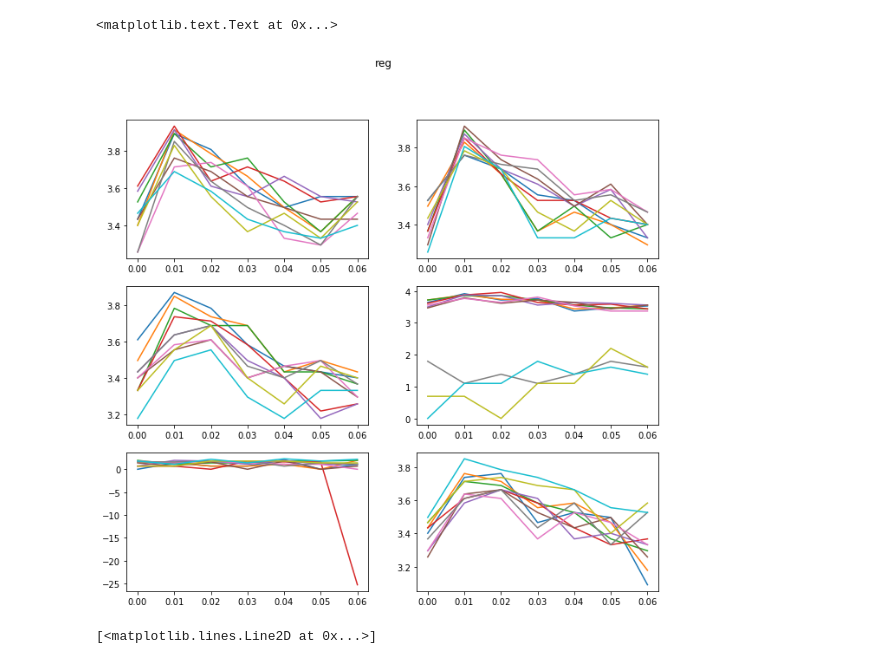
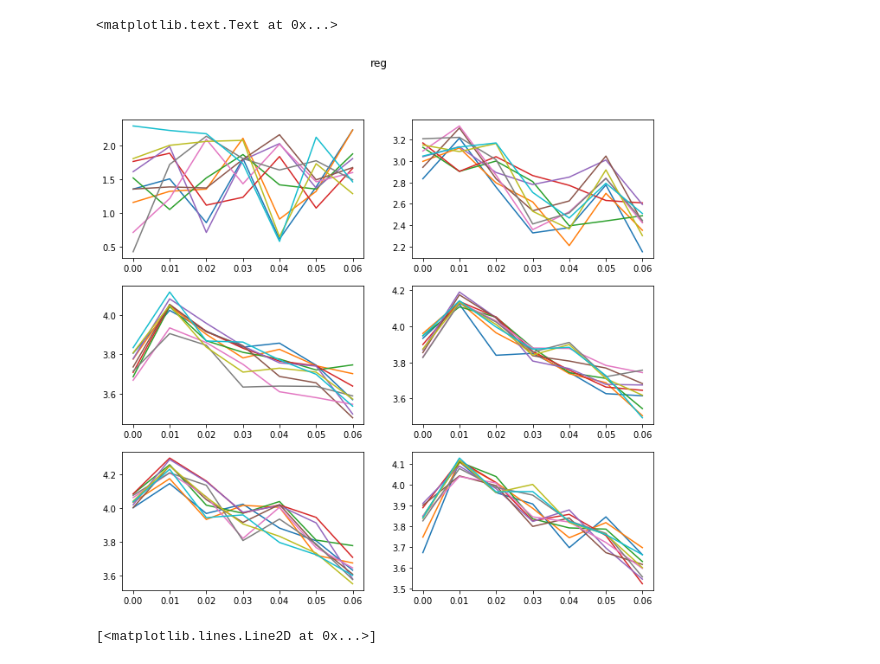
Before and after one commit to dokato/cartilage-health, a Jupyter notebook: 2-comp-T2.ipynb, the cells around one changed output. Cells and saved outputs as stored; diff of their text form; code cells hidden in the pictures.

```diff
--- a/2-comp-T2.ipynb
+++ b/2-comp-T2.ipynb
@@ -108,4 +99,5 @@ plt.hist(t2imgs_reg[1,5,:,:].flatten())
 # %%
-slice_idx = 1
+slice_idx = 20
 scan = t2imgs[slice_idx,:,:,:]
-time = (np.array(t2times[slice_idx])-t2times[slice_idx][0])
+mri_time = np.array(t2times[slice_idx]) - t2times[slice_idx][0]
+segmentation_mask = segmentation[slice_idx,:,:]
@@ -117,3 +104,4 @@ array([ 0.      ,  0.010018,  0.020036,  0.030014,  0.040032,  0.05001 ,
 # %%
-data = np.log(scan + 0.00000000001) # to avoid log(0)
-x = np.concatenate((np.ones_like(time[..., np.newaxis]), -time[..., np.newaxis]), 1)
+data = np.log(scan + 0.0000000001) # to avoid log(0)
+# %%
+x = np.concatenate((np.ones_like(mri_time[..., np.newaxis]), -mri_time[..., np.newaxis]), 1)
@@ -120,6 +131,7 @@ x = np.concatenate((np.ones_like(time[..., np.newaxis]), -time[..., np.newaxis])
 # %%
 t2_matrix = np.zeros((data.shape[1], data.shape[2]))
 res_matrix = np.zeros((data.shape[1], data.shape[2]))
+s0_matrix = np.zeros((data.shape[1], data.shape[2]))
 exps = []
 for ix in range(data.shape[2]):
     for iy in range(data.shape[2]):
@@ -129,7 +141,8 @@ for ix in range(data.shape[2]):
             continue
         beta, res, _, _ = la.lstsq(x[1:], data[1:,ix,iy])
         exps.append(data[:,ix,iy])
-        s0_ = np.exp(beta[0])
-        t2_ = 1/beta[1]
+        s0_ = beta[0]
+        s0_matrix[ix, iy] = s0_
+        t2_ = 1./beta[1] # in ms
         t2_matrix[ix, iy] = t2_
         res_matrix[ix, iy] = res
@@ -163,21 +254,22 @@ exps = np.array(exps)
 # %%
+exps = np.array(exps)
 plt.figure(figsize=(11,10))
 plt.subplot(3,2,1)
-plt.plot(time, exps[:10].T,'-')
+plt.plot(mri_time, exps[:10].T,'-')
 plt.subplot(3,2,2)
-plt.plot(time, exps[20:30].T,'-')
+plt.plot(mri_time, exps[20:30].T,'-')
 plt.subplot(3,2,3)
-plt.plot(time, exps[90:100].T,'-')
+plt.plot(mri_time, exps[90:100].T,'-')
 plt.subplot(3,2,4)
-plt.plot(time, exps[250:260].T,'-')
+plt.plot(mri_time, exps[250:260].T,'-')
 plt.subplot(3,2,5)
-plt.plot(time, exps[300:310].T,'-')
+plt.plot(mri_time, exps[300:310].T,'-')
 plt.subplot(3,2,6)
-plt.plot(time, exps[450:460].T,'-')
+plt.plot(mri_time, exps[450:460].T,'-')
 plt.suptitle('reg')
 # %% [output]
 <matplotlib.text.Text at 0x...>
-[figure, old version]
+[figure, new version]
 # %%
 plt.plot(np.linspace(0,1,100), np.exp(-np.linspace(0,1,100)/0.2))
 plt.plot(np.linspace(0,2,20), np.exp(-np.linspace(0,2,20)/10))
```
Also changed, not shown: parts of 32 cells of this notebook.
